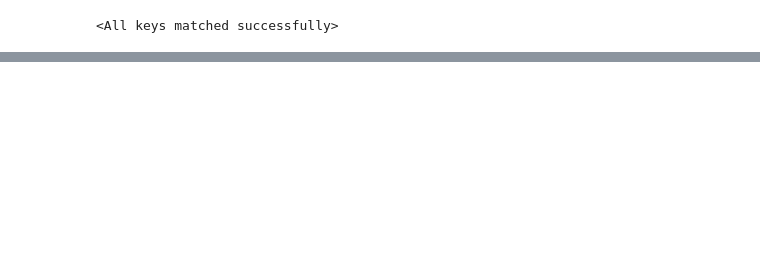
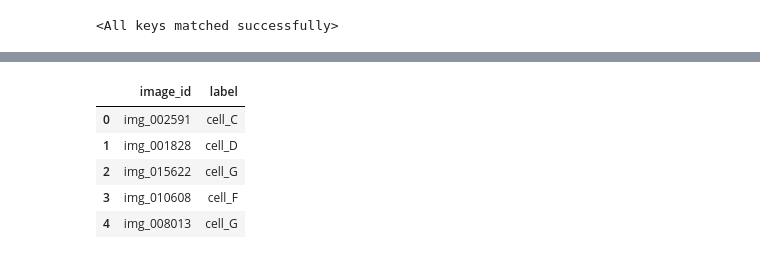
Before and after one commit to an-ne-so-ph-ie/python_courses, a Jupyter notebook: website/public/modules/ms2a-machine-learning-practice/challenges/mlp-s5-blood-cells.ipynb, the cells around one changed output, grey strips where cells are left out. Cells and saved outputs as stored; diff of their text form; code cells hidden in the pictures; blank space fills up the shorter version.

```diff
--- a/website/public/modules/ms2a-machine-learning-practice/challenges/mlp-s5-blood-cells.ipynb
+++ b/website/public/modules/ms2a-machine-learning-practice/challenges/mlp-s5-blood-cells.ipynb
@@ -274,7 +278,7 @@ def evaluate(model, X, y):
 
 cnn_model = CNN().to(device)
 opt = optim.Adam(cnn_model.parameters(), lr=1e-3)
-loader = DataLoader(TensorDataset(X_tr_torch, y_tr_int), batch_size = 64)
+loader = DataLoader(TensorDataset(X_with_transformations, y_with_transformations), batch_size = 64)
 
 history, best_val, best_epoch, best_state = [], float("inf"), -1, None
 for epoch in range(5):
@@ -302,0 +401,15 @@ validation F1-macro: 0.8713
+# %%
+
+
+device = "cuda" if torch.cuda.is_available() else "cpu"
+print(device)
+
+le = LabelEncoder()
+y_int = le.fit_transform(y)
+
+X_img = torch.tensor(train["images"], dtype=torch.float32).permute(0, 3, 1, 2) / 255
+X_test_img = torch.tensor(test["images"], dtype=torch.float32).permute(0, 3, 1, 2) / 255
+
+idx_tr, idx_val = train_test_split(np.arange(len(y)), test_size=0.2, random_state=0, stratify=y)
+X_tr_torch, y_tr_int = X_img[idx_tr], torch.tensor(y_int[idx_tr])
+X_val_torch, y_val_int = X_img[idx_val].to(device), torch.tensor(y_int[idx_val]).to(device)
@@ -302,0 +468,19 @@ validation F1-macro: 0.8713
+# %%
+EPOCHS = 40
+
+cnn_model = CNN().to(device)
+opt = optim.Adam(cnn_model.parameters(), lr=1e-3)
+sched = optim.lr_scheduler.CosineAnnealingLR(opt, T_max=EPOCHS)
+loader = DataLoader(TensorDataset(X_tr_torch, y_tr_int), batch_size=64, shuffle=True)
+
+best_f1, best_state = 0, None
+for epoch in range(EPOCHS):
+  train_loss = train_one_epoch(cnn_model, loader, opt)
+  sched.step()
+  val_f1 = evaluate(cnn_model, X_val_torch, y_val_int)
+  print(f"epoch {epoch}  train_loss {train_loss:.4f}  val_f1 {val_f1:.4f}")
+  if val_f1 > best_f1:
+    best_f1, best_state = val_f1, copy.deepcopy(cnn_model.state_dict())
+
+cnn_model.load_state_dict(best_state)
+print("beste val F1-macro:", best_f1)
@@ -302,0 +527,14 @@ validation F1-macro: 0.8713
+# %%
+with torch.no_grad():
+  pred = cnn_model(X_test_img.to(device)).argmax(1).cpu().numpy()
+
+submission = pd.DataFrame({"image_id": test["image_id"], "label": le.inverse_transform(pred)})
+submission.to_csv("submission.csv", index=False)
+submission.head()
+# %% [output]
+|  | image_id | label |
+| 0 | img_002591 | cell_C |
+| 1 | img_001828 | cell_D |
+| 2 | img_015622 | cell_G |
+| 3 | img_010608 | cell_F |
+| 4 | img_008013 | cell_G |
```
Also changed, not shown: parts of 12 cells of this notebook.
